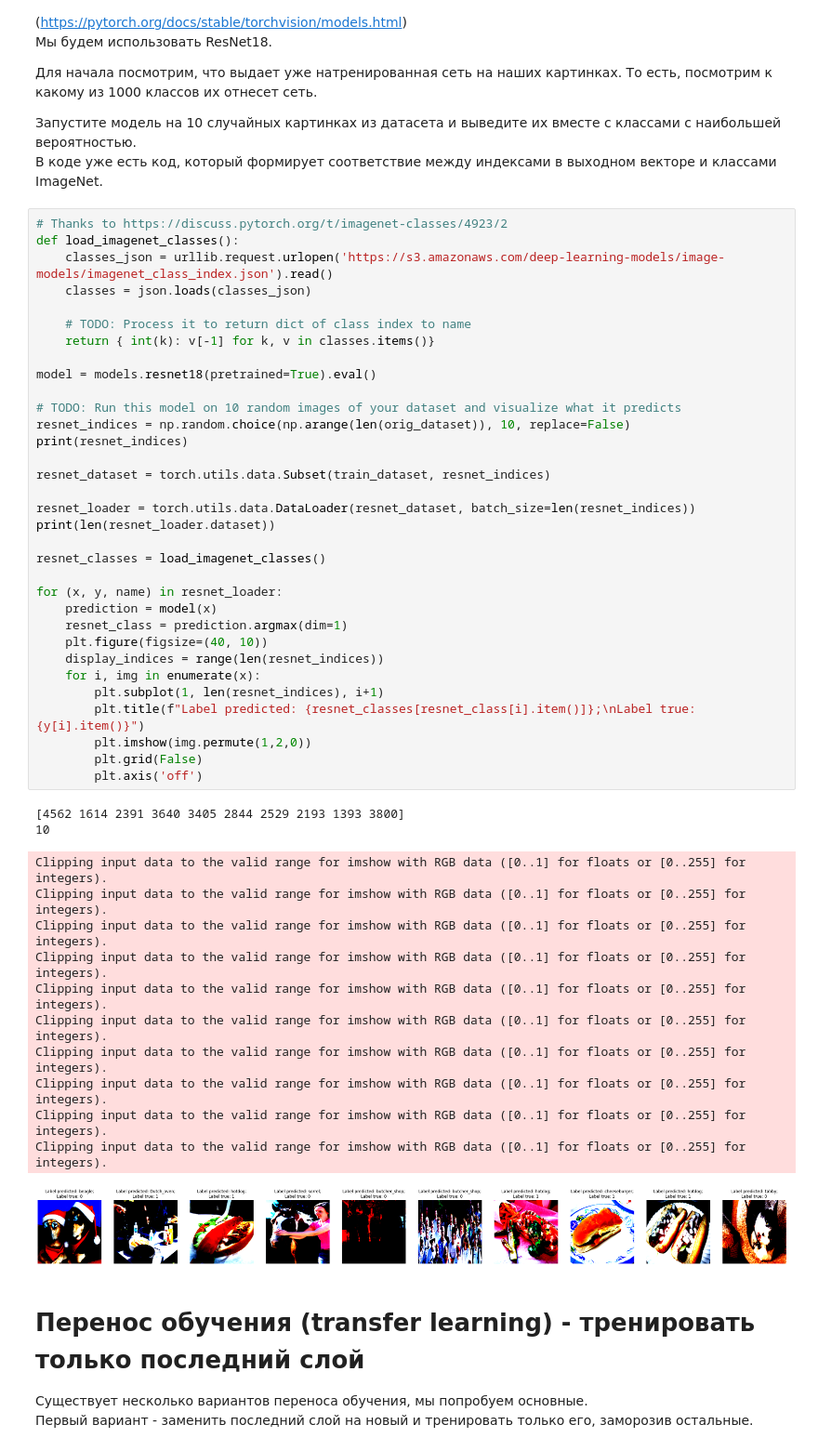
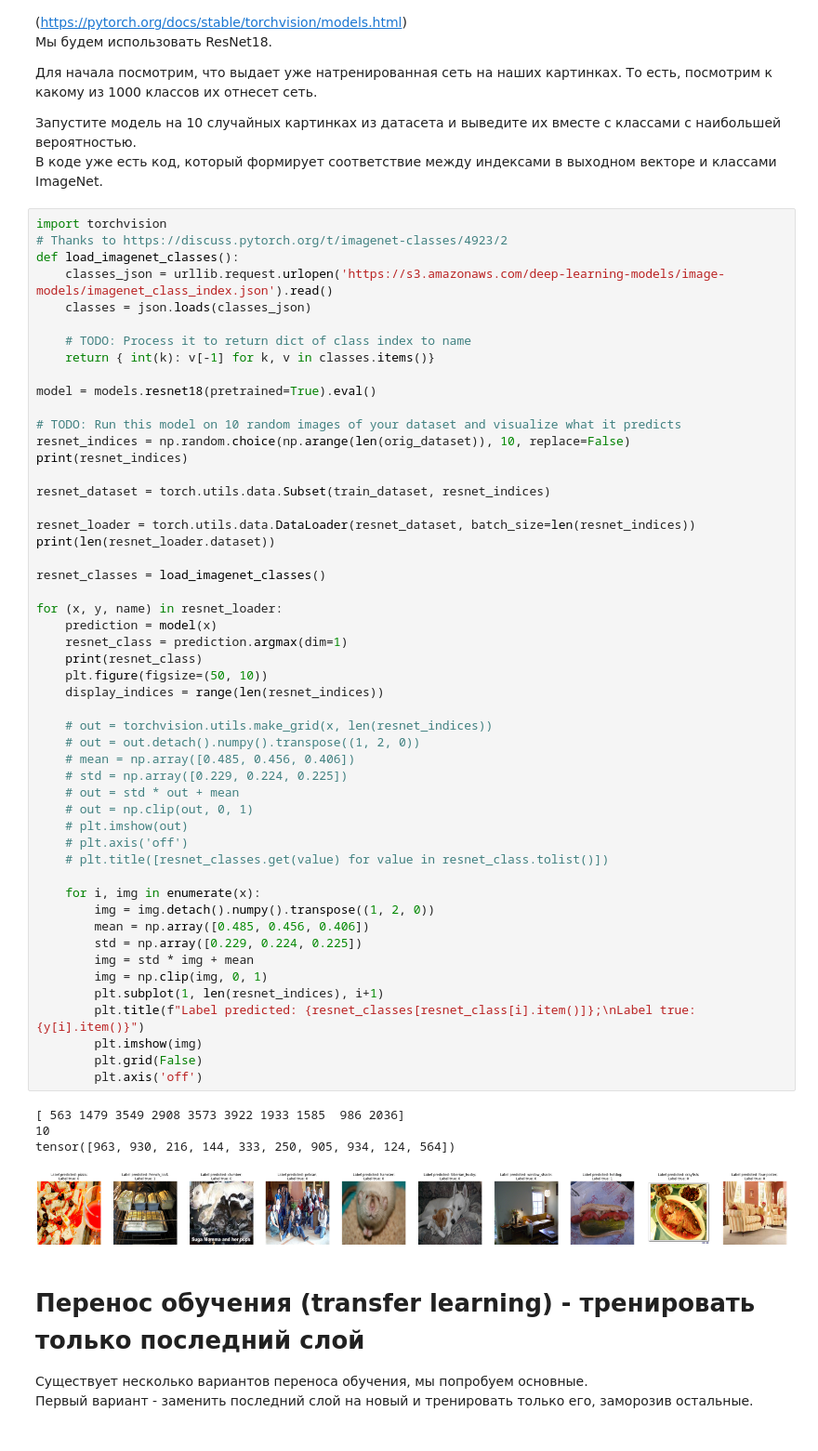
Before and after one commit to mak-en/dlcourse_ai-master, a Jupyter notebook: assignments/assignment4/HotdogOrNot.ipynb, the cells around one changed output. Shown at 93% size. Saved outputs shown, nothing was run; the diff lists cells and outputs as text.

```diff
--- a/assignments/assignment4/HotdogOrNot.ipynb
+++ b/assignments/assignment4/HotdogOrNot.ipynb
@@ -271,52 +271,61 @@ PyTorch включает такие натренированные сети дл
 Запустите модель на 10 случайных картинках из датасета и выведите их вместе с классами с наибольшей вероятностью.
 В коде уже есть код, который формирует соответствие между индексами в выходном векторе и классами ImageNet.
 # %%
+import torchvision
 # Thanks to https://discuss.pytorch.org/t/imagenet-classes/4923/2
 def load_imagenet_classes():
     classes_json = urllib.request.urlopen('https://s3.amazonaws.com/deep-learning-models/image-models/imagenet_class_index.json').read()
     classes = json.loads(classes_json)
 
     # TODO: Process it to return dict of class index to name
     return { int(k): v[-1] for k, v in classes.items()}
 
 model = models.resnet18(pretrained=True).eval()
 
 # TODO: Run this model on 10 random images of your dataset and visualize what it predicts
 resnet_indices = np.random.choice(np.arange(len(orig_dataset)), 10, replace=False)
 print(resnet_indices)
 
 resnet_dataset = torch.utils.data.Subset(train_dataset, resnet_indices)
 
 resnet_loader = torch.utils.data.DataLoader(resnet_dataset, batch_size=len(resnet_indices))
 print(len(resnet_loader.dataset))
 
 resnet_classes = load_imagenet_classes()
 
 for (x, y, name) in resnet_loader:
     prediction = model(x)
     resnet_class = prediction.argmax(dim=1)
-    plt.figure(figsize=(40, 10))
+    print(resnet_class)
+    plt.figure(figsize=(50, 10))
     display_indices = range(len(resnet_indices))
+
+    # out = torchvision.utils.make_grid(x, len(resnet_indices))
+    # out = out.detach().numpy().transpose((1, 2, 0))
+    # mean = np.array([0.485, 0.456, 0.406])
+    # std = np.array([0.229, 0.224, 0.225])
+    # out = std * out + mean
+    # out = np.clip(out, 0, 1)
+    # plt.imshow(out)
+    # plt.axis('off')
+    # plt.title([resnet_classes.get(value) for value in resnet_class.tolist()])
+
     for i, img in enumerate(x):
+        img = img.detach().numpy().transpose((1, 2, 0))
+        mean = np.array([0.485, 0.456, 0.406])
+        std = np.array([0.229, 0.224, 0.225])
+        img = std * img + mean
+        img = np.clip(img, 0, 1)
         plt.subplot(1, len(resnet_indices), i+1)
         plt.title(f"Label predicted: {resnet_classes[resnet_class[i].item()]};\nLabel true: {y[i].item()}")
-        plt.imshow(img.permute(1,2,0))
+        plt.imshow(img)
         plt.grid(False)
         plt.axis('off')
 # %% [output]
-[4562 1614 2391 3640 3405 2844 2529 2193 1393 3800]
+[ 563 1479 3549 2908 3573 3922 1933 1585  986 2036]
 10
+tensor([963, 930, 216, 144, 333, 250, 905, 934, 124, 564])
-Clipping input data to the valid range for imshow with RGB data ([0..1] for floats or [0..255] for integers).
-Clipping input data to the valid range for imshow with RGB data ([0..1] for floats or [0..255] for integers).
-Clipping input data to the valid range for imshow with RGB data ([0..1] for floats or [0..255] for integers).
-Clipping input data to the valid range for imshow with RGB data ([0..1] for floats or [0..255] for integers).
-Clipping input data to the valid range for imshow with RGB data ([0..1] for floats or [0..255] for integers).
-Clipping input data to the valid range for imshow with RGB data ([0..1] for floats or [0..255] for integers).
-Clipping input data to the valid range for imshow with RGB data ([0..1] for floats or [0..255] for integers).
-Clipping input data to the valid range for imshow with RGB data ([0..1] for floats or [0..255] for integers).
-Clipping input data to the valid range for imshow with RGB data ([0..1] for floats or [0..255] for integers).
-Clipping input data to the valid range for imshow with RGB data ([0..1] for floats or [0..255] for integers).
-[figure, old version]
+[figure, new version]
 # %% [markdown]
 # Перенос обучения (transfer learning) - тренировать только последний слой
 
```
Also changed, not shown: parts of 10 cells of this notebook.
